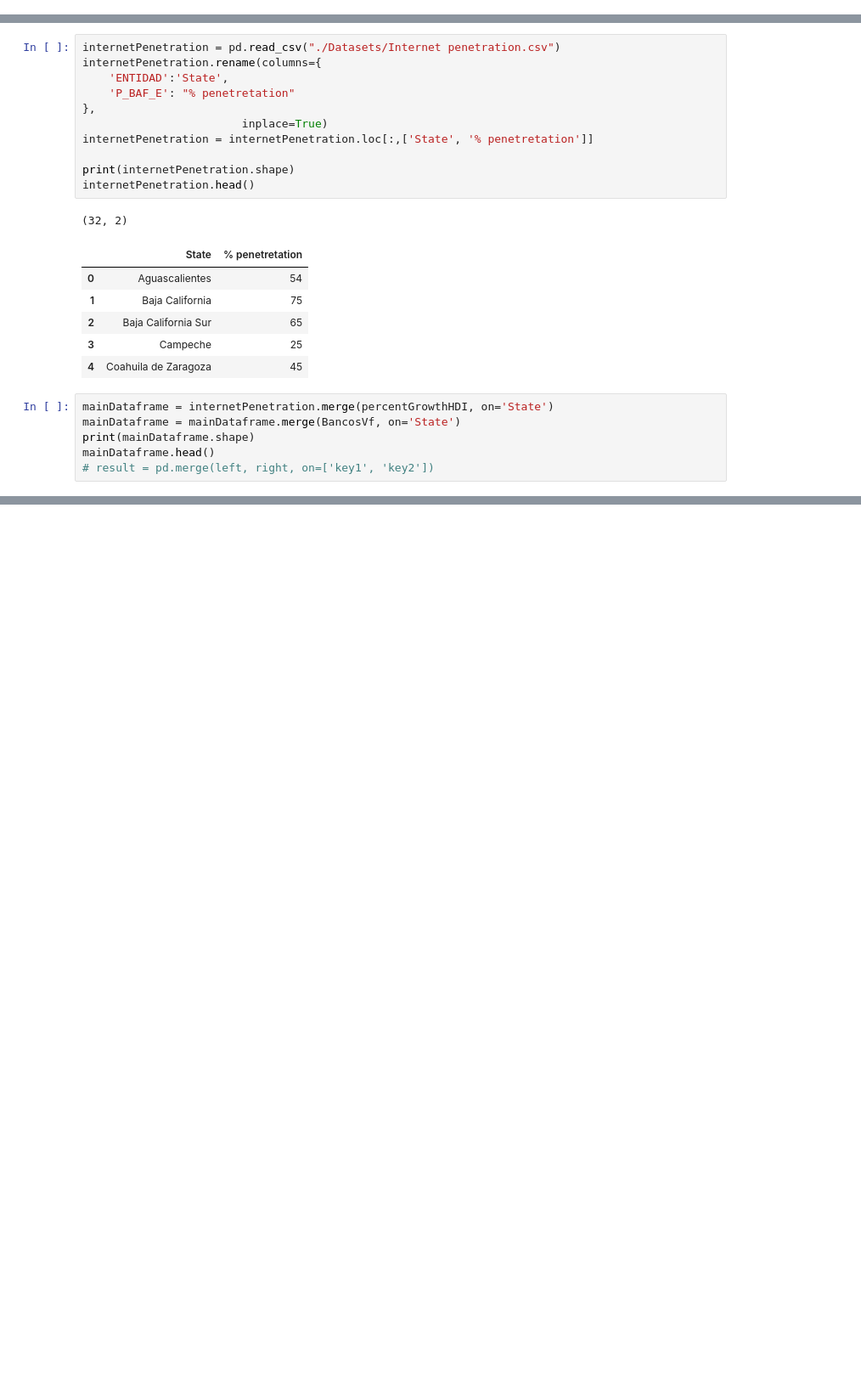
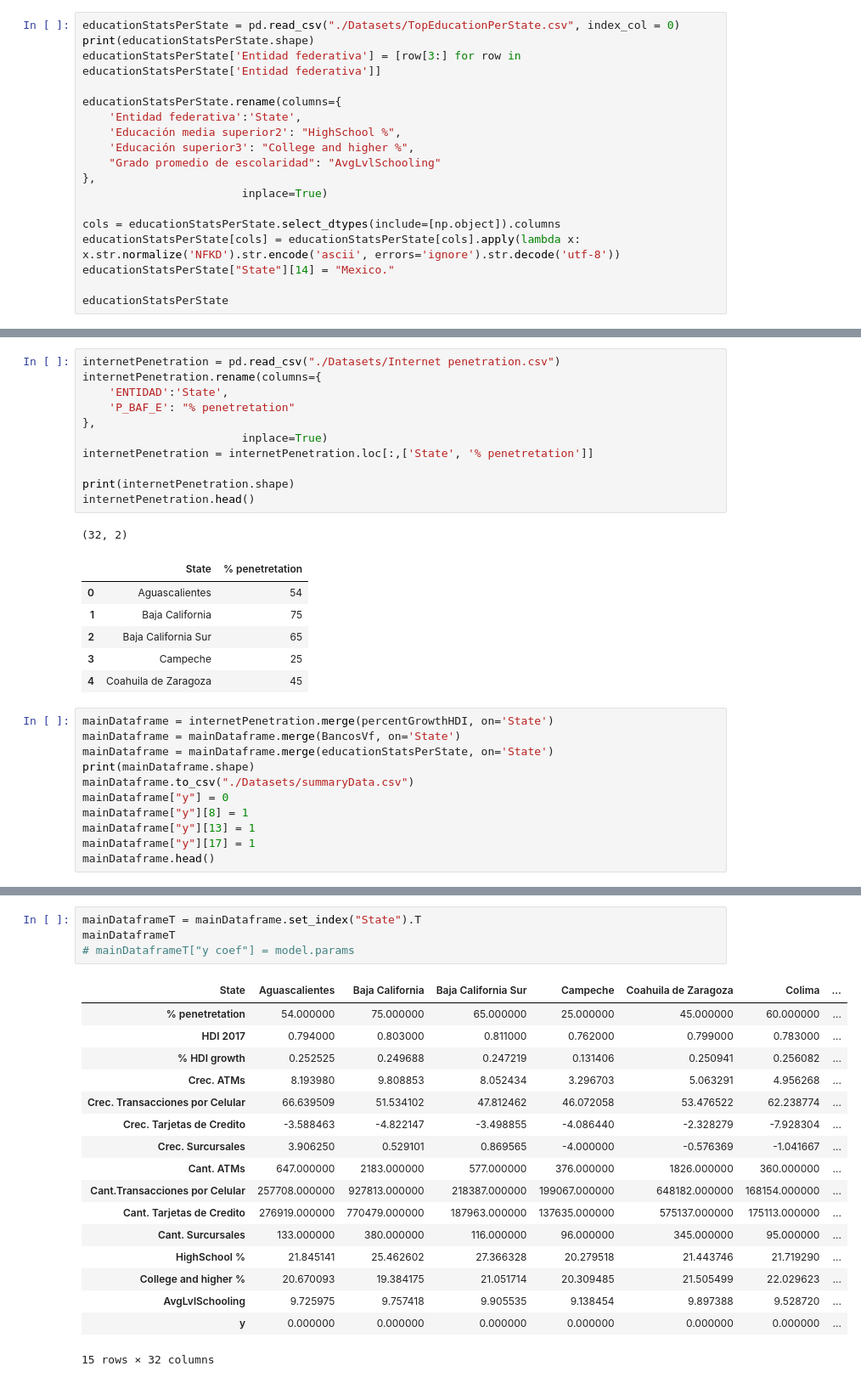
Before and after one commit to tezcahernandez/tsolutions, a Jupyter notebook: Main.ipynb, the cells around one changed output, grey strips where cells are left out. Shown at 85% size. Drawn from its saved outputs; the diff is of its cells as text; blank space fills up the shorter version.

```diff
--- a/Main.ipynb
+++ b/Main.ipynb
@@ -83,0 +84,18 @@ BancosVf.head()
+# %%
+educationStatsPerState = pd.read_csv("./Datasets/TopEducationPerState.csv", index_col = 0)
+print(educationStatsPerState.shape)
+educationStatsPerState['Entidad federativa'] = [row[3:] for row in educationStatsPerState['Entidad federativa']]
+
+educationStatsPerState.rename(columns={
+    'Entidad federativa':'State',
+    'Educación media superior2': "HighSchool %",
+    'Educación superior3': "College and higher %",
+    "Grado promedio de escolaridad": "AvgLvlSchooling"
+},
+                        inplace=True)
+
+cols = educationStatsPerState.select_dtypes(include=[np.object]).columns
+educationStatsPerState[cols] = educationStatsPerState[cols].apply(lambda x: x.str.normalize('NFKD').str.encode('ascii', errors='ignore').str.decode('utf-8'))
+educationStatsPerState["State"][14] = "Mexico."
+
+educationStatsPerState
@@ -103,7 +144,12 @@ internetPenetration.head()
 # %%
 mainDataframe = internetPenetration.merge(percentGrowthHDI, on='State')
 mainDataframe = mainDataframe.merge(BancosVf, on='State')
+mainDataframe = mainDataframe.merge(educationStatsPerState, on='State')
 print(mainDataframe.shape)
+mainDataframe.to_csv("./Datasets/summaryData.csv")
+mainDataframe["y"] = 0
+mainDataframe["y"][8] = 1
+mainDataframe["y"][13] = 1
+mainDataframe["y"][17] = 1
 mainDataframe.head()
-# result = pd.merge(left, right, on=['key1', 'key2'])
 # %% [output]
@@ -141,0 +288,22 @@ Name: State, dtype: object
+# %%
+mainDataframeT = mainDataframe.set_index("State").T
+mainDataframeT
+# mainDataframeT["y coef"] = model.params
+# %% [output]
+| State | Aguascalientes | Baja California | Baja California Sur | Campeche | Coahuila de Zaragoza | Colima | ... |
+| % penetretation | 54.000000 | 75.000000 | 65.000000 | 25.000000 | 45.000000 | 60.000000 | ... |
+| HDI 2017 | 0.794000 | 0.803000 | 0.811000 | 0.762000 | 0.799000 | 0.783000 | ... |
+| % HDI growth | 0.252525 | 0.249688 | 0.247219 | 0.131406 | 0.250941 | 0.256082 | ... |
+| Crec. ATMs | 8.193980 | 9.808853 | 8.052434 | 3.296703 | 5.063291 | 4.956268 | ... |
+| Crec. Transacciones por Celular | 66.639509 | 51.534102 | 47.812462 | 46.072058 | 53.476522 | 62.238774 | ... |
+| Crec. Tarjetas de Credito | -3.588463 | -4.822147 | -3.498855 | -4.086440 | -2.328279 | -7.928304 | ... |
+| Crec. Surcursales | 3.906250 | 0.529101 | 0.869565 | -4.000000 | -0.576369 | -1.041667 | ... |
+| Cant. ATMs | 647.000000 | 2183.000000 | 577.000000 | 376.000000 | 1826.000000 | 360.000000 | ... |
+| Cant.Transacciones por Celular | 257708.000000 | 927813.000000 | 218387.000000 | 199067.000000 | 648182.000000 | 168154.000000 | ... |
+| Cant. Tarjetas de Credito | 276919.000000 | 770479.000000 | 187963.000000 | 137635.000000 | 575137.000000 | 175113.000000 | ... |
+| Cant. Surcursales | 133.000000 | 380.000000 | 116.000000 | 96.000000 | 345.000000 | 95.000000 | ... |
+| HighSchool % | 21.845141 | 25.462602 | 27.366328 | 20.279518 | 21.443746 | 21.719290 | ... |
+| College and higher % | 20.670093 | 19.384175 | 21.051714 | 20.309485 | 21.505499 | 22.029623 | ... |
+| AvgLvlSchooling | 9.725975 | 9.757418 | 9.905535 | 9.138454 | 9.897388 | 9.528720 | ... |
+| y | 0.000000 | 0.000000 | 0.000000 | 0.000000 | 0.000000 | 0.000000 | ... |
+15 rows × 32 columns
```
Also changed, not shown: parts of 10 cells of this notebook, 3 other files.
